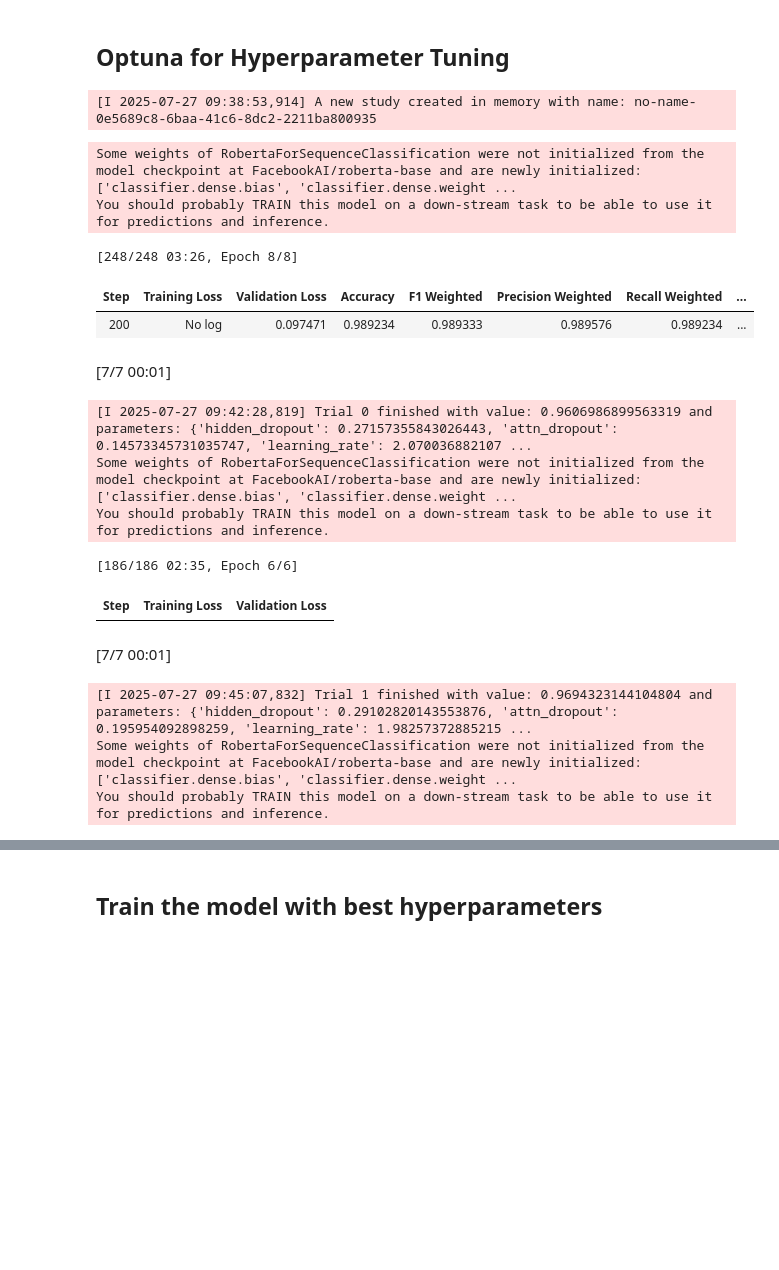
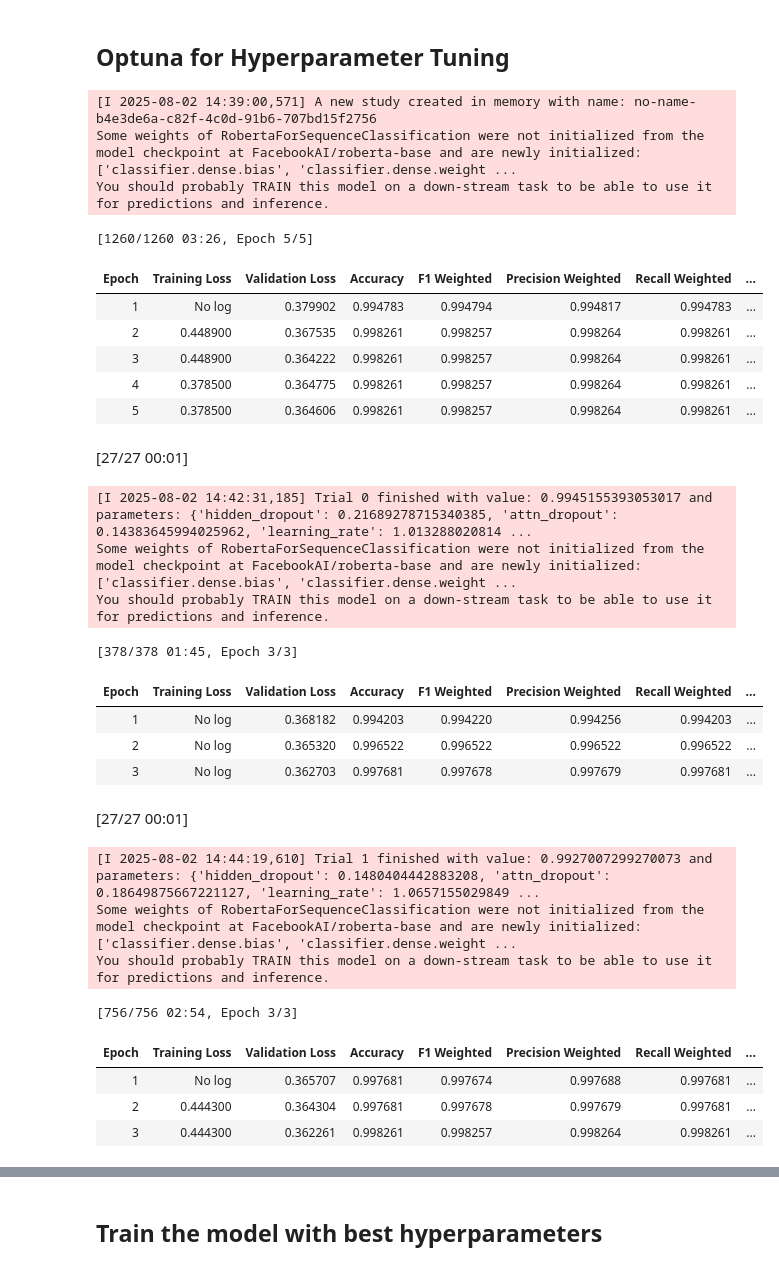
Before and after one commit to roshana1s/spam-message-classifier, a Jupyter notebook: notebooks/spam-message-classifier.ipynb, the cells around one changed output, grey strips where cells are left out. Cells and saved outputs as stored; diff of their text form; code cells hidden in the pictures; blank space fills up the shorter version.

```diff
--- a/notebooks/spam-message-classifier.ipynb
+++ b/notebooks/spam-message-classifier.ipynb
@@ -341,9 +444,9 @@ def tokenize_function(batch):
         raise
 # %%
 # 1. Select only necessary columns
-train_df = train_df[['label', 'cleaned_text']].rename(columns={'cleaned_text': 'text'})
-val_df = val_df[['label', 'cleaned_text']].rename(columns={'cleaned_text': 'text'})
-test_df = test_df[['label', 'cleaned_text']].rename(columns={'cleaned_text': 'text'})
+train_df = train_df[['label', 'text']]
+val_df = val_df[['label', 'text']]
+test_df = test_df[['label', 'text']]
 
 # 2. Convert to Dataset objects (with proper validation)
 train_dataset = Dataset.from_pandas(train_df, preserve_index=False)
@@ -393,7 +496,7 @@ Dataset({
 data_collator = DataCollatorWithPadding(
     tokenizer=tokenizer,
     padding='longest',  # Pad to longest in batch
-    max_length=optimal_max_len,  # Safety cap
+    max_length=128,  # Safety cap
     return_tensors="pt"
 )
 # %% [markdown]
@@ -408,7 +511,7 @@ class WeightedTrainer(Trainer):
         labels = inputs.pop("labels")
         outputs = model(**inputs)
         logits = outputs.logits
-        loss_fct = nn.CrossEntropyLoss(weight=self.class_weights)
+        loss_fct = nn.CrossEntropyLoss(weight=self.class_weights, label_smoothing=0.1)
         loss = loss_fct(logits.view(-1, self.model.config.num_labels), labels.view(-1))
         return (loss, outputs) if return_outputs else loss
 # %% [markdown]
@@ -460,17 +563,17 @@ def compute_metrics(eval_pred):
 def objective(trial):
     # 1. Get parameters
     model_params = {
-        "hidden_dropout_prob": trial.suggest_float("hidden_dropout", 0.2, 0.4),
+        "hidden_dropout_prob": trial.suggest_float("hidden_dropout", 0.1, 0.3),
         "attention_probs_dropout_prob": trial.suggest_float("attn_dropout", 0.1, 0.2)
     }
 
     training_params = {
-        "learning_rate": trial.suggest_float("learning_rate", 1e-5, 3e-5),
-        "weight_decay": trial.suggest_float("weight_decay", 0.01, 0.1),
-        "per_device_train_batch_size": trial.suggest_categorical("batch_size", [16, 32]),
-        "gradient_accumulation_steps": trial.suggest_int("grad_accum", 1, 2),
-        "num_train_epochs": trial.suggest_int("epochs", 3, 8),
-        "warmup_ratio": trial.suggest_float("warmup", 0.05, 0.15)
+        "learning_rate": trial.suggest_float("learning_rate", 1e-5, 5e-5, log=True),
+        "weight_decay": trial.suggest_float("weight_decay", 0.0, 0.1),
+        "per_device_train_batch_size": trial.suggest_categorical("batch_size", [8, 16, 32]),
+        "gradient_accumulation_steps": trial.suggest_int("grad_accum", 1, 4),
+        "num_train_epochs": trial.suggest_int("epochs", 2, 5),
+        "warmup_ratio": trial.suggest_float("warmup", 0.05, 0.1)
     }
 
     # 2. Define the model
@@ -483,14 +586,12 @@ def objective(trial):
 
     # 3. Create training arguments
     training_args = TrainingArguments(
-        output_dir=f'/kaggle/temp',
-        eval_strategy="steps",
-        eval_steps=200,
-        save_strategy="steps",
-        save_steps=200,
+        output_dir='/content/temp',
+        eval_strategy="epoch",  # Eval after each epoch
+        save_strategy="no",  # Do not save model checkpoints
         metric_for_best_model="eval_spam_f1",
         greater_is_better=True,
-        load_best_model_at_end=True,
+        load_best_model_at_end=False,  # No model saved, so can't load
         fp16=True,
         per_device_eval_batch_size=64,
         report_to="none",
@@ -513,23 +614,35 @@ def objective(trial):
     return results['eval_spam_f1']
 # %%
 study = optuna.create_study(direction="maximize")
-study.optimize(objective, n_trials=15)
+study.optimize(objective, n_trials=25, timeout=2.5*60*60)
 
 best_params = study.best_params
 # %% [output]
-[I 2025-07-27 09:38:53,914] A new study created in memory with name: no-name-0e5689c8-6baa-41c6-8dc2-2211ba800935
+[I 2025-08-02 14:39:00,571] A new study created in memory with name: no-name-b4e3de6a-c82f-4c0d-91b6-707bd15f2756
+Some weights of RobertaForSequenceClassification were not initialized from the model checkpoint at FacebookAI/roberta-base and are newly initialized: ['classifier.dense.bias', 'classifier.dense.weight ...
+You should probably TRAIN this model on a down-stream task to be able to use it for predictions and inference.
-Some weights of RobertaForSequenceClassification were not initialized from the model checkpoint at FacebookAI/roberta-base and are newly initialized: ['classifier.dense.bias', 'classifier.dense.weight ...
-You should probably TRAIN this model on a down-stream task to be able to use it for predictions and inference.
+[1260/1260 03:26, Epoch 5/5]
-[248/248 03:26, Epoch 8/8]
-| Step | Training Loss | Validation Loss | Accuracy | F1 Weighted | Precision Weighted | Recall Weighted | ... |
-| 200 | No log | 0.097471 | 0.989234 | 0.989333 | 0.989576 | 0.989234 | ... |
+| Epoch | Training Loss | Validation Loss | Accuracy | F1 Weighted | Precision Weighted | Recall Weighted | ... |
+| 1 | No log | 0.379902 | 0.994783 | 0.994794 | 0.994817 | 0.994783 | ... |
+| 2 | 0.448900 | 0.367535 | 0.998261 | 0.998257 | 0.998264 | 0.998261 | ... |
+| 3 | 0.448900 | 0.364222 | 0.998261 | 0.998257 | 0.998264 | 0.998261 | ... |
+| 4 | 0.378500 | 0.364775 | 0.998261 | 0.998257 | 0.998264 | 0.998261 | ... |
+| 5 | 0.378500 | 0.364606 | 0.998261 | 0.998257 | 0.998264 | 0.998261 | ... |
-[7/7 00:01]
+[27/27 00:01]
+[I 2025-08-02 14:42:31,185] Trial 0 finished with value: 0.9945155393053017 and parameters: {'hidden_dropout': 0.21689278715340385, 'attn_dropout': 0.14383645994025962, 'learning_rate': 1.013288020814 ...
+Some weights of RobertaForSequenceClassification were not initialized from the model checkpoint at FacebookAI/roberta-base and are newly initialized: ['classifier.dense.bias', 'classifier.dense.weight ...
+You should probably TRAIN this model on a down-stream task to be able to use it for predictions and inference.
-[I 2025-07-27 09:42:28,819] Trial 0 finished with value: 0.9606986899563319 and parameters: {'hidden_dropout': 0.27157355843026443, 'attn_dropout': 0.14573345731035747, 'learning_rate': 2.070036882107 ...
-Some weights of RobertaForSequenceClassification were not initialized from the model checkpoint at FacebookAI/roberta-base and are newly initialized: ['classifier.dense.bias', 'classifier.dense.weight ...
-You should probably TRAIN this model on a down-stream task to be able to use it for predictions and inference.
+[378/378 01:45, Epoch 3/3]
-[186/186 02:35, Epoch 6/6]
-| Step | Training Loss | Validation Loss |
+| Epoch | Training Loss | Validation Loss | Accuracy | F1 Weighted | Precision Weighted | Recall Weighted | ... |
+| 1 | No log | 0.368182 | 0.994203 | 0.994220 | 0.994256 | 0.994203 | ... |
+| 2 | No log | 0.365320 | 0.996522 | 0.996522 | 0.996522 | 0.996522 | ... |
+| 3 | No log | 0.362703 | 0.997681 | 0.997678 | 0.997679 | 0.997681 | ... |
-[7/7 00:01]
+[27/27 00:01]
+[I 2025-08-02 14:44:19,610] Trial 1 finished with value: 0.9927007299270073 and parameters: {'hidden_dropout': 0.1480404442883208, 'attn_dropout': 0.18649875667221127, 'learning_rate': 1.0657155029849 ...
+Some weights of RobertaForSequenceClassification were not initialized from the model checkpoint at FacebookAI/roberta-base and are newly initialized: ['classifier.dense.bias', 'classifier.dense.weight ...
+You should probably TRAIN this model on a down-stream task to be able to use it for predictions and inference.
-[I 2025-07-27 09:45:07,832] Trial 1 finished with value: 0.9694323144104804 and parameters: {'hidden_dropout': 0.29102820143553876, 'attn_dropout': 0.195954092898259, 'learning_rate': 1.98257372885215 ...
-Some weights of RobertaForSequenceClassification were not initialized from the model checkpoint at FacebookAI/roberta-base and are newly initialized: ['classifier.dense.bias', 'classifier.dense.weight ...
-You should probably TRAIN this model on a down-stream task to be able to use it for predictions and inference.
+[756/756 02:54, Epoch 3/3]
+| Epoch | Training Loss | Validation Loss | Accuracy | F1 Weighted | Precision Weighted | Recall Weighted | ... |
+| 1 | No log | 0.365707 | 0.997681 | 0.997674 | 0.997688 | 0.997681 | ... |
+| 2 | 0.444300 | 0.364304 | 0.997681 | 0.997678 | 0.997679 | 0.997681 | ... |
+| 3 | 0.444300 | 0.362261 | 0.998261 | 0.998257 | 0.998264 | 0.998261 | ... |
```
Also changed, not shown: parts of 40 cells of this notebook, 1 other file.
